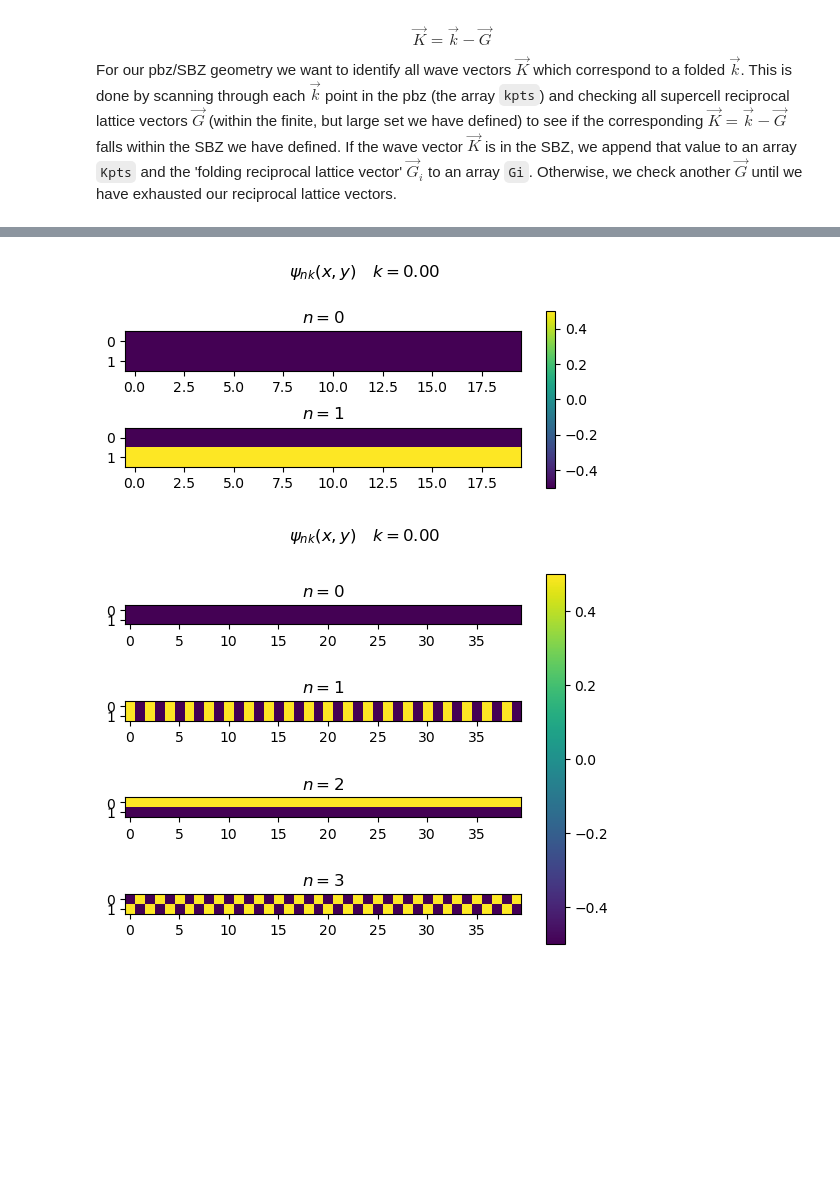
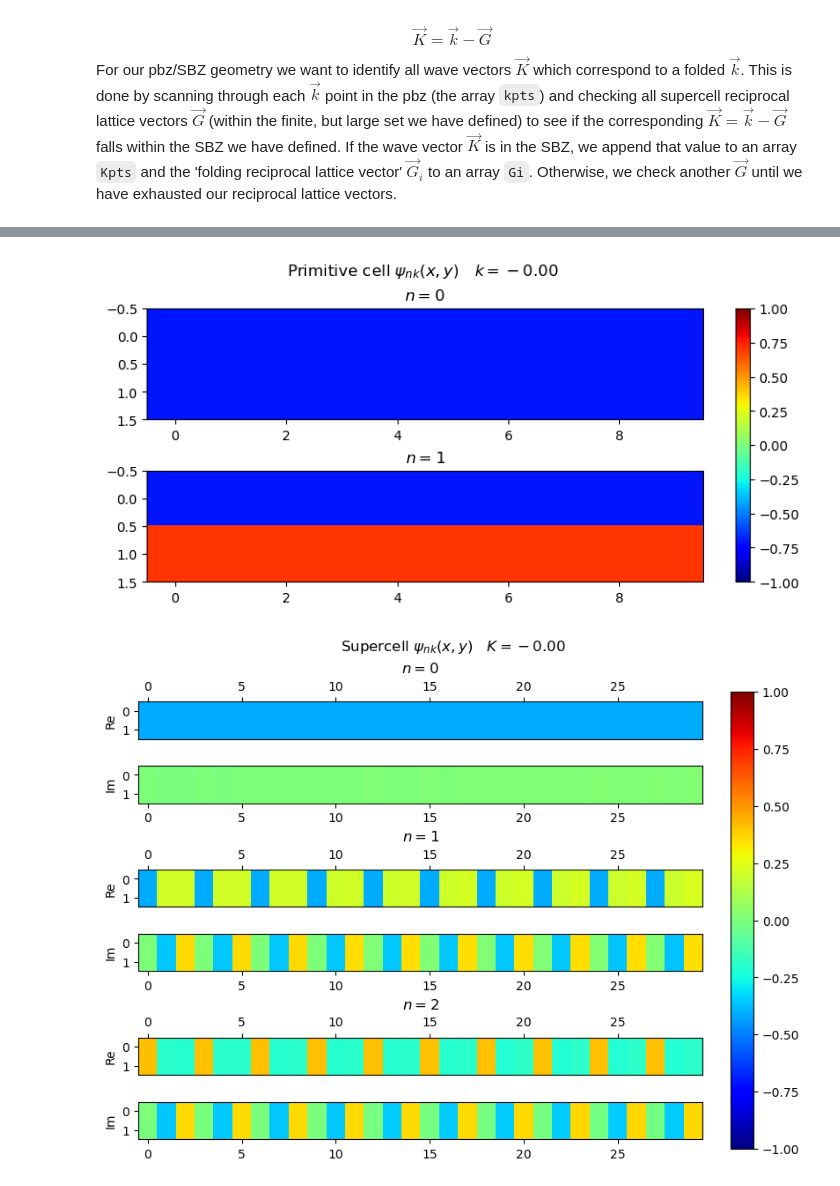
Before and after one commit to Jcrewse/helical-materials, a Jupyter notebook: kwant/ladder.ipynb, the cells around one changed output, grey strips where cells are left out. Drawn from its saved outputs; the diff is of its cells as text; code cells hidden in the pictures; blank space fills up the shorter version.

```diff
--- a/kwant/ladder.ipynb
+++ b/kwant/ladder.ipynb
@@ -73,6 +78,8 @@ pi = np.pi
 # %%
 from math import cos
 
+# Define the system Hamiltonian
+# -----------------------------------------------------------------------------
 def hamiltonian(a, b, width, hops, phi, N_phi = 1, finite = False):
 
     u, t, v, w = hops
@@ -85,11 +92,13 @@ def hamiltonian(a, b, width, hops, phi, N_phi = 1, finite = False):
     sys = kwant.Builder()
     if finite:
         # Create a finite sizes system to show structure
-        sys[lat.shape((lambda pos: (pos[1] >= 0 and pos[1] < b*width) and (pos[0] >= 0 and pos[0] < N_phi*a)), (0,0))] = u
+        sys[lat.shape((lambda pos: (pos[1] >= 0 and pos[1] < b*width)
+                       and (pos[0] >= 0 and pos[0] < N_phi*a)), (0,0))] = u
     else:
         # Create an infinite system for band structure calculations
         sys = kwant.Builder(kwant.TranslationalSymmetry((N_phi*a,0)))
-        sys[lat.shape((lambda pos: (pos[1] >= 0 and pos[1] < b*width) and (pos[0] >= 0 and pos[0] < N_phi*a)), (0,0))] = u
+        sys[lat.shape((lambda pos: (pos[1] >= 0 and pos[1] < b*width)
+                       and (pos[0] >= 0 and pos[0] < N_phi*a)), (0,0))] = u
 
     # Intra-layer hoppings
     sys[kwant.builder.HoppingKind((0,1), lat, lat)]  = -t
@@ -207,10 +222,12 @@ $$\begin{equation*}
 For our pbz/SBZ geometry we want to identify all wave vectors $\vec{K}$ which correspond to a folded $\vec{k}$. This is done by scanning through each $\vec{k}$ point in the pbz (the array `kpts`) and checking all supercell reciprocal lattice vectors $\vec{G}$ (within the finite, but large set we have defined) to see if the corresponding $\vec{K} = \vec{k} - \vec{G}$ falls within the SBZ we have defined. If the wave vector $\vec{K}$ is in the SBZ, we append that value to an array `Kpts` and the 'folding reciprocal lattice vector' $\vec{G}_i$ to an array `Gi`. Otherwise, we check another $\vec{G}$ until we have exhausted our reciprocal lattice vectors.
 # %%
 # Define the pbz wave vectors k
+# -----------------------------------------------------------------------------
 # Don't include -pi exactly to avoid double counting
-kpts = np.linspace(-np.pi+1e-8, np.pi, N_kpts)
+kpts = np.linspace(-pi, pi - (1/N_kpts), N_kpts)
 
 # Calculate super cell K points from the pbz k points
+# -----------------------------------------------------------------------------
 def get_K_from_k(kpts, G_vecs, G0):
     Kpts = []
     Gi   = []
@@ -412,7 +451,7 @@ $$\begin{equation}
 # %%
 # Extend the u_nk over an arbitrary range in the x-direction
-# Split the orbitals up
-N_ext = 20
+# -----------------------------------------------------------------------------
+N_ext = 10
 SC_unk_, pc_unk_ = [], []
 for _ in range(N_ext):
     pc_unk_.append(pc_unk)
@@ -422,48 +461,70 @@ SC_unk_ = np.array(SC_unk_)
 pc_unk_ = np.array(pc_unk_)
 
 # Calculate the Bloch states by modulating the extended u_nk by a plane wave
+# -----------------------------------------------------------------------------
 pc_psi_nk = np.zeros((N_ext, width, N_kpts, N_pc_states), dtype=complex)
 SC_psi_nk = np.zeros((N_ext*N_phi, width, N_kpts, N_SC_states), dtype=complex)
 for ni in range(N_pc_states):
     for ki, k in enumerate(kpts):
         for xi in range(N_ext):
             pc_psi_nk[xi, :, ki, ni] += np.exp(1j*k*xi)*pc_unk_[xi, :, ki, ni]
 
 for ni in range(N_SC_states):
     for ki, k in enumerate(kpts):
+        k /= N_phi
         for xi in range(N_ext*N_phi):
-            SC_psi_nk[xi, :, ki, ni] += np.exp(1j*k*xi/N_phi)*SC_unk_[xi, :, ki, ni]
+            SC_psi_nk[xi, :, ki, ni] += np.exp(1j*k*xi)*SC_unk_[xi, :, ki, ni]
 
 # Plot the Bloch states
-ki = int(N_kpts/2)
-fig = plt.figure()
+# -----------------------------------------------------------------------------
+ki = k0 # At the gamma point
+
+# Primitive cell
+# -------------------------------------------------------
+fig = plt.figure(figsize = (8,6), layout = 'constrained')
 ax_pc_psi = []
 for n in range(N_pc_states):
     ax = fig.add_subplot(4,1,n+1)
+    state = pc_psi_nk[:,:,ki,n].real.T
 
     #ax.set_title('$n = {}, \quad E_{} = {:3.2f}$'.format(n, n, SC_enk[n]))
-    plot_psi = ax.imshow(pc_psi_nk[:,:,ki,n].real.transpose(),
-                        vmin=-0.5, vmax = 0.5)
+    plot_psi = ax.imshow(state, vmin=-1, vmax = 1, cmap = 'jet')
     ax.set_title('$n = {}$'.format(n))
     ax_pc_psi.append(ax)
 
 fig.colorbar(plot_psi, ax = ax_pc_psi[:], location = 'right')
-fig.suptitle('$\psi_{nk}(x,y)\quad' + 'k = {:3.2f}$'.format(kpts[ki]))
+fig.suptitle('Primitive cell $\psi_{nk}(x,y)\quad'
+             + 'k = {:3.2f}$'.format(kpts[ki]))
 
-fig = plt.figure()
+# Supercell
+# -------------------------------------------------------
+fig = plt.figure(figsize = (8,6), layout = 'constrained')
 ax_SC_psi = []
+N_SC_states = 3
 for n in range(N_SC_states):
-    ax = fig.add_subplot(N_SC_states,1,n+1)
+    # Create subplots for real and imag parts
+    re_ax = fig.add_subplot(2*N_SC_states,1,2*n+1)
+    im_ax = fig.add_subplot(2*N_SC_states,1,2*n+2)
 
-    #ax.set_title('$n = {}, \quad E_{} = {:3.2f}$'.format(n, n, SC_enk[n]))
-    plot_psi = ax.imshow(SC_psi_nk[:,:,ki,n].real.transpose(),
-                        vmin=-0.5, vmax = 0.5)
-    ax.set_title('$n = {}$'.format(n))
-    ax_SC_psi.append(ax)
+    # Extract the real and imag parts of the state
+    re_state = SC_psi_nk[:,:,ki,n].real.T
+    im_state = SC_psi_nk[:,:,ki,n].imag.T
 
-fig.colorbar(plot_psi, ax = ax_SC_psi[:], location = 'right')
-fig.suptitle('$\psi_{nk}(x,y)\quad' + 'k = {:3.2f}$'.format(Kpts[ki]))
+    # Plot the states
+    re_plot_psi = re_ax.imshow(re_state, vmin=-1, vmax=1, cmap = 'jet')
+    im_plot_psi = im_ax.imshow(im_state, vmin=-1, vmax=1, cmap = 'jet')
+    re_ax.set_title('$n = {}$'.format(n))
+    re_ax.set_ylabel('Re')
+    im_ax.set_ylabel('Im')
+    re_ax.xaxis.tick_top()
+    ax_SC_psi.append(re_ax)
+    ax_SC_psi.append(im_ax)
+
+fig.colorbar(re_plot_psi, ax = ax_SC_psi[:], location = 'right')
+fig.suptitle('Supercell $\psi_{nk}(x,y)\quad'
+            + 'K = {:3.2f}$'.format(Kpts[ki]))
+
 plt.show()
 # %% [output]
-[figure, old version]
+[figure, new version]
-[figure, old version]
+[figure, new version]
```
Also changed, not shown: parts of 34 cells of this notebook, 12 other files.
